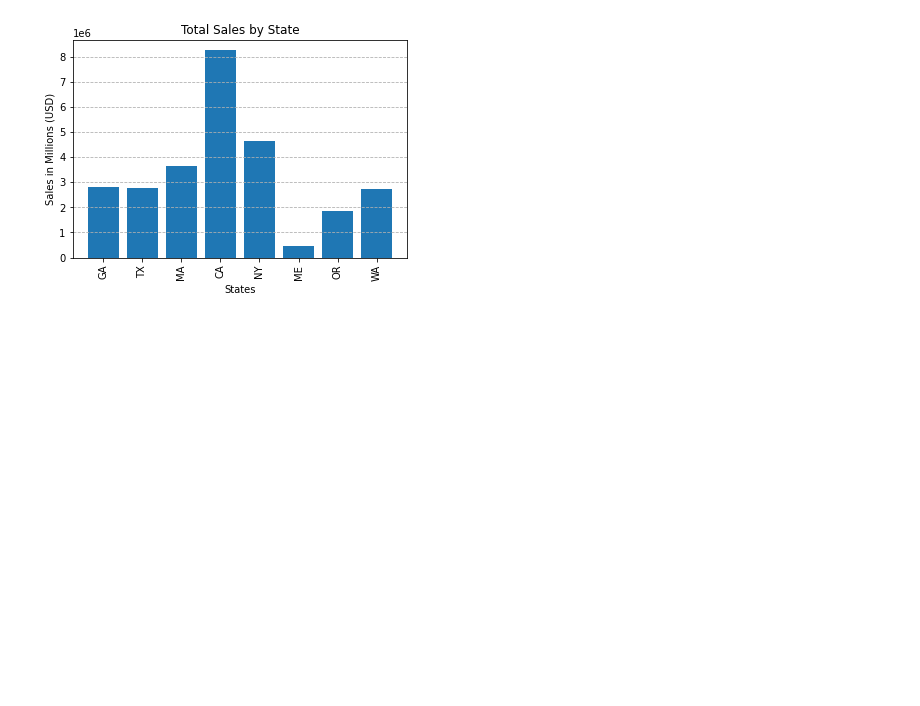
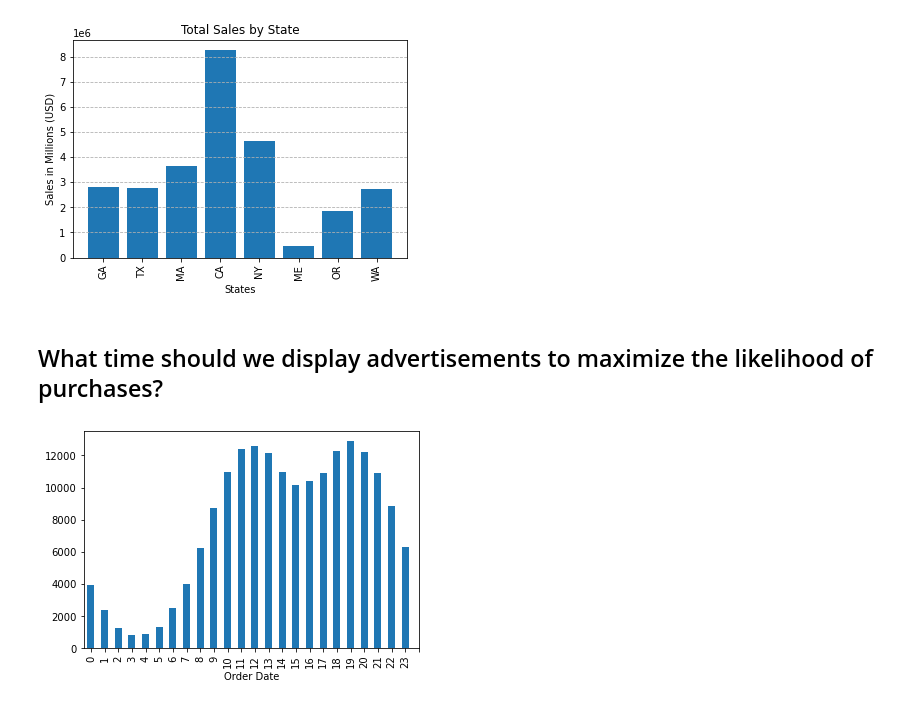
Before and after one commit to ogog1/Sales-Data-Analysis, a Jupyter notebook: analysis.ipynb, the cells around one changed output. Cells and saved outputs as stored; diff of their text form; code cells hidden in the pictures; blank space fills up the shorter version.

```diff
--- a/analysis.ipynb
+++ b/analysis.ipynb
@@ -132,3 +132,17 @@ plt.grid(axis='y', linestyle='--')
 plt.show()
 # %% [output]
 [figure]
+# %% [markdown]
+## What time should we display advertisements to maximize the likelihood of purchases?
+# %%
+all_data['Order Date'] = all_data['Order Date'].astype("datetime64")
+# %%
+all_data['Order Time'] = all_data['Order Date'].dt.time
+sales_dates = all_data['Order Date']
+# %%
+time_ticks = range(25)
+sales_dates.groupby(sales_dates.dt.hour).count().plot(kind='bar')
+plt.xticks(ticks=time_ticks, rotation=90)
+plt.show()
+# %% [output]
+[figure, added]
```
Also changed, not shown: parts of 1 cell of this notebook.
